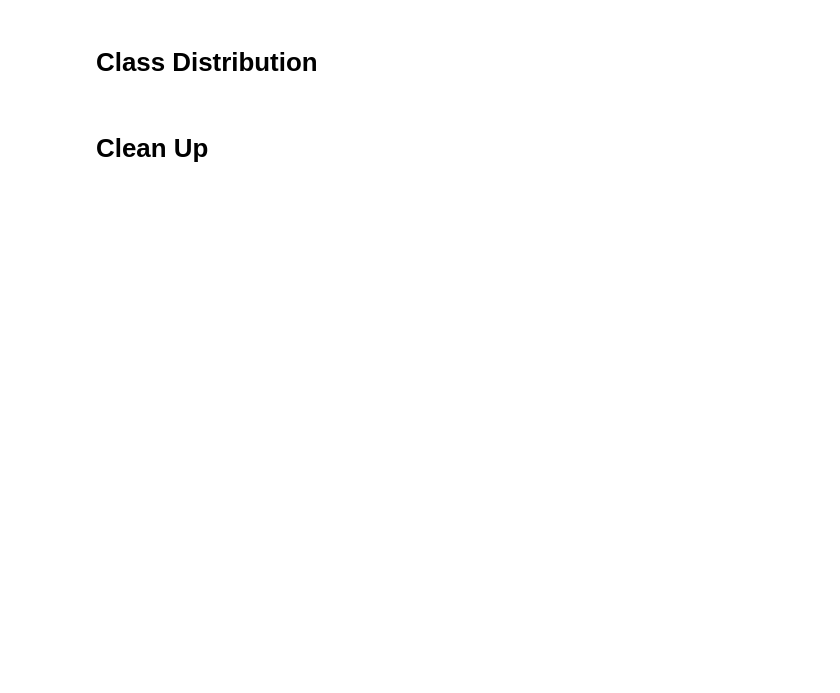
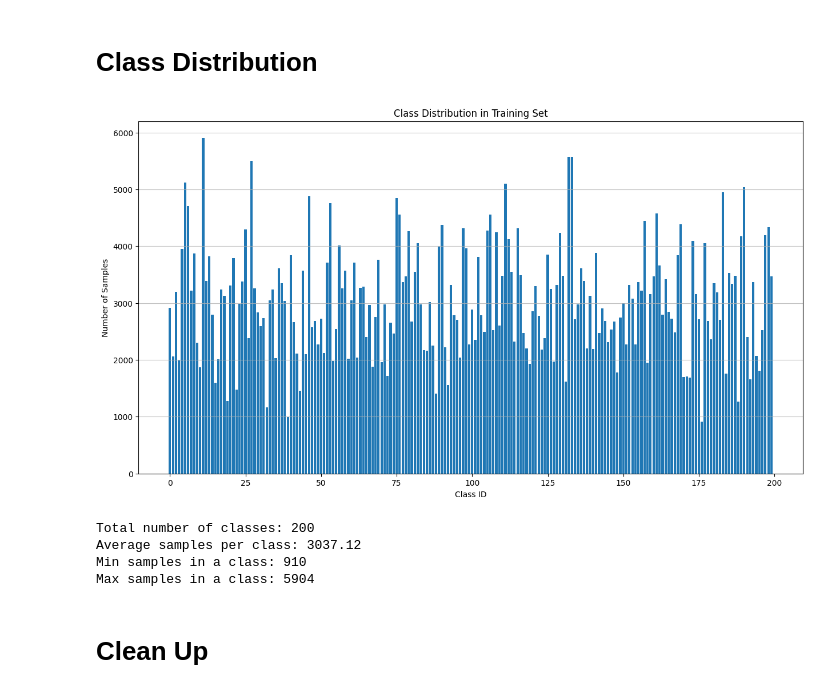
Before and after one commit to LoocasGoose/model-zhu, a Jupyter notebook: data/HDF5_visualizer.ipynb, the cells around one changed output. Saved outputs shown, nothing was run; the diff lists cells and outputs as text; code cells hidden in the pictures; blank space fills up the shorter version.

```diff
--- a/data/HDF5_visualizer.ipynb
+++ b/data/HDF5_visualizer.ipynb
@@ -150,26 +186,32 @@ except KeyError as e:
 # %%
 try:
     # Count occurrences of each class
-    train_labels_array = np.array(train_labels)
-    unique_classes, class_counts = np.unique(train_labels_array, return_counts=True)
+    labels_train_array = np.array(labels_train)
+    unique_classes, class_counts = np.unique(labels_train_array, return_counts=True)
 
     # Plot class distribution
     plt.figure(figsize=(15, 8))
     plt.bar(unique_classes, class_counts)
     plt.xlabel('Class ID')
     plt.ylabel('Number of Samples')
     plt.title('Class Distribution in Training Set')
     plt.grid(axis='y', alpha=0.75)
     plt.show()
 
     # Print some statistics
     print(f"Total number of classes: {len(unique_classes)}")
     print(f"Average samples per class: {np.mean(class_counts):.2f}")
     print(f"Min samples in a class: {np.min(class_counts)}")
     print(f"Max samples in a class: {np.max(class_counts)}")
 
 except Exception as e:
     print(f"Error analyzing class distribution: {e}")
+# %% [output]
+[figure, added]
+Total number of classes: 200
+Average samples per class: 3037.12
+Min samples in a class: 910
+Max samples in a class: 5904
 # %% [markdown]
 # Clean Up
 # %%
```
Also changed, not shown: parts of 5 cells of this notebook.
